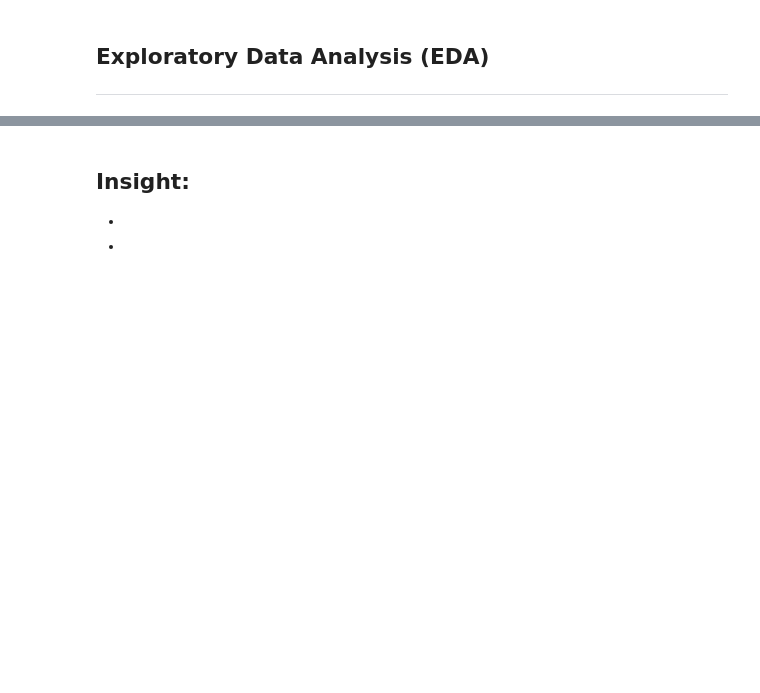
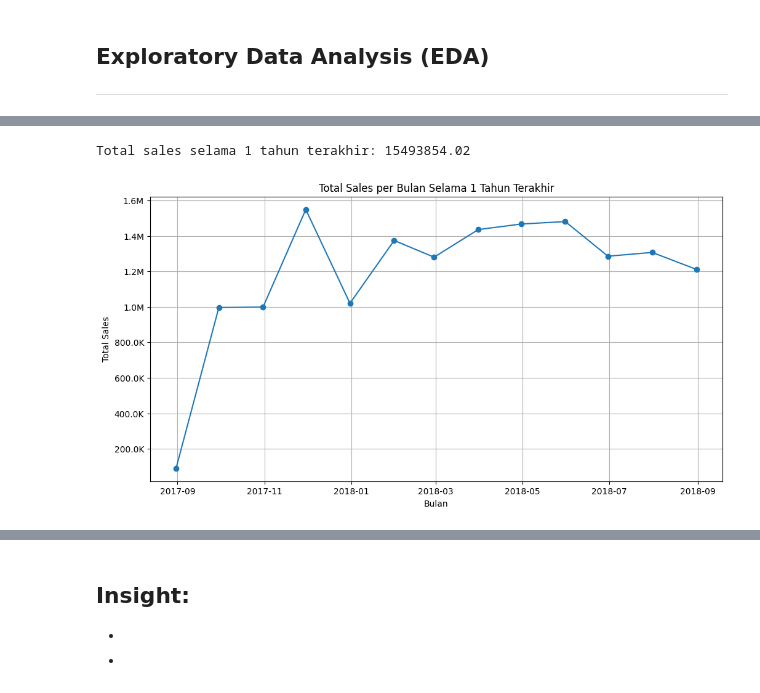
Before and after one commit to ralik45/E-Commerce-Analysis, a Jupyter notebook: Submission.ipynb, the cells around one changed output, grey strips where cells are left out. Saved outputs shown, nothing was run; the diff lists cells and outputs as text; code cells hidden in the pictures; blank space fills up the shorter version.

```diff
--- a/Submission.ipynb
+++ b/Submission.ipynb
@@ -1037,0 +983,47 @@ dtype: int64
+# %%
+order_items_payments = pd.merge(order_items_df, order_payments_df, on='order_id')
+# %%
+all_data = pd.merge(order_items_payments, orders_df, on='order_id')
+# %%
+# Filter data selama 1 tahun terakhir
+current_date = all_data['order_purchase_timestamp'].max()
+one_year_ago = current_date - pd.DateOffset(years=1)
+filtered_data = all_data[(all_data['order_purchase_timestamp'] >= one_year_ago) & (all_data['order_purchase_timestamp'] <= current_date)]
+# %%
+# Hitung total sales
+total_sales = filtered_data['payment_value'].sum()
+print(f"Total sales selama 1 tahun terakhir: {total_sales}")
+# %% [output]
+Total sales selama 1 tahun terakhir: 15493854.02
+# %%
+# Agregasi data per bulan
+monthly_sales = filtered_data.groupby(pd.Grouper(key='order_purchase_timestamp', freq='M'))['payment_value'].sum().reset_index()
+# %%
+import matplotlib.ticker as ticker
+
+# ... (kode penggabungan, filter data, dan agregasi data) ...
+
+def currency_formatter(x, pos):
+    if x >= 1e9:
+        return f'{x/1e9:.1f}B'  # Format untuk miliar
+    elif x >= 1e6:
+        return f'{x/1e6:.1f}M'  # Format untuk juta
+    elif x >= 1e3:
+        return f'{x/1e3:.1f}K'  # Format untuk ribu
+    else:
+        return f'{x:.0f}'     # Format untuk angka di bawah seribu
+
+# Membuat line chart
+plt.figure(figsize=(12, 6))
+plt.plot(monthly_sales['order_purchase_timestamp'], monthly_sales['payment_value'], marker='o')
+plt.title('Total Sales per Bulan Selama 1 Tahun Terakhir')
+plt.xlabel('Bulan')
+plt.ylabel('Total Sales')
+plt.grid(True)
+
+# Terapkan formatter pada sumbu y
+plt.gca().yaxis.set_major_formatter(ticker.FuncFormatter(currency_formatter))
+
+plt.show()
+# %% [output]
+[figure, added]
```
Also changed, not shown: parts of 11 cells of this notebook.
